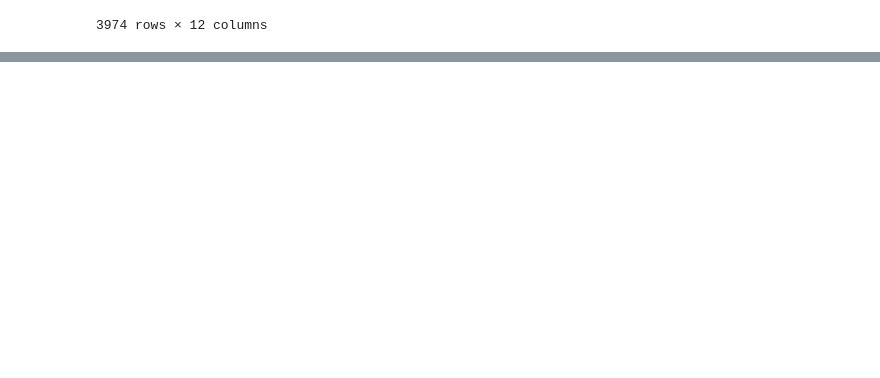
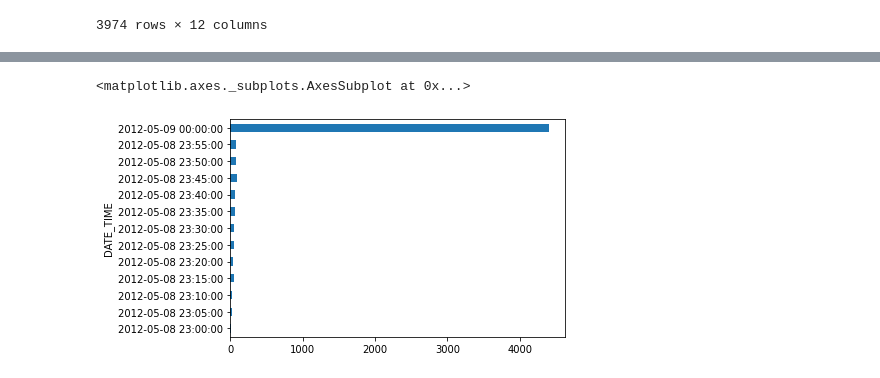
Before and after one commit to Ruoro/moringaweek3ip, a Jupyter notebook: telecomm.ipynb, the cells around one changed output, grey strips where cells are left out. Drawn from its saved outputs; the diff is of its cells as text; code cells hidden in the pictures; blank space fills up the shorter version.

```diff
--- a/telecomm.ipynb
+++ b/telecomm.ipynb
@@ -110,0 +77,7 @@ new_cellsgeo
+# %%
+# finding out the times
+# Telcom_dataset.csv
+def remove_zero(DATETIME):
+    return str(DATETIME.replace(".0","").replace(",",""))
+tdset1['DATETIME'] = tdset1['DATETIME'].map(remove_zero)
+tdset1.head()
@@ -110,0 +114,6 @@ new_cellsgeo
+# %%
+# Telecom_Dataset2
+def remove_zero(DATE_TIME):
+    return str(DATE_TIME.replace(".0","").replace(",",""))
+tdset2['DATE_TIME'] = tdset2['DATE_TIME'].map(remove_zero)
+tdset2.head()
@@ -110,0 +150,5 @@ new_cellsgeo
+# %%
+# Telcom_dataset3.csv
+#remove the 0 at the end using the function already specified above
+tdset3['DATE_TIME'] = tdset3['DATE_TIME'].map(remove_zero)
+tdset3.head()
@@ -110,0 +162,11 @@ new_cellsgeo
+# %%
+# first convert the DATE_TiME Column in the telecom data sets to a date_time dtype
+tdset3['DATE_TIME'] = pd.to_datetime(tdset3['DATE_TIME'])
+tdset3['DATE_TIME'].describe
+
+#second we should resample the date time to
+resampled_tdset3 = tdset3.resample('300S', on ="DATE_TIME").VALUE.count()
+resampled_tdset3.plot (kind = "barh")
+# %% [output]
+<matplotlib.axes._subplots.AxesSubplot at 0x...>
+[figure, added]
```
Also changed, not shown: parts of 16 cells of this notebook.
